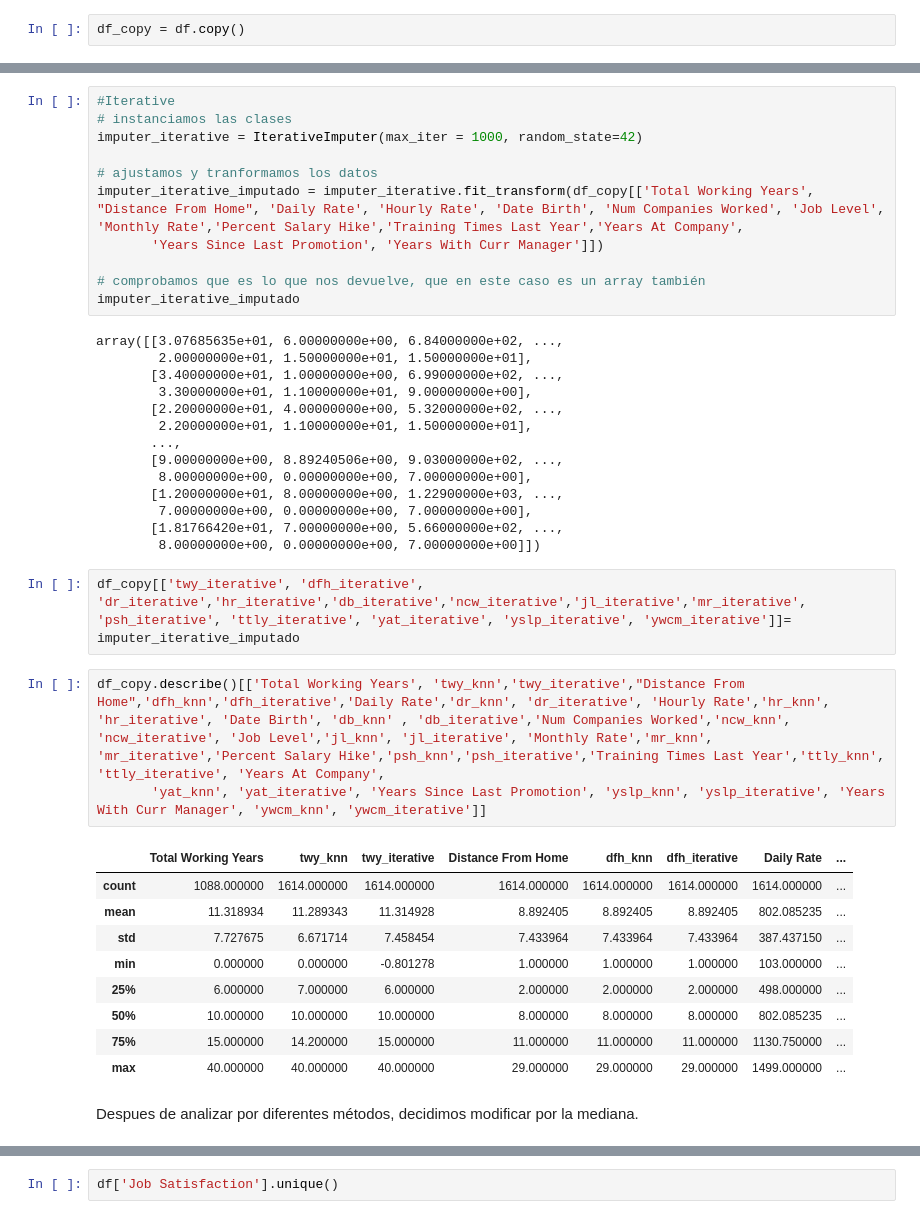
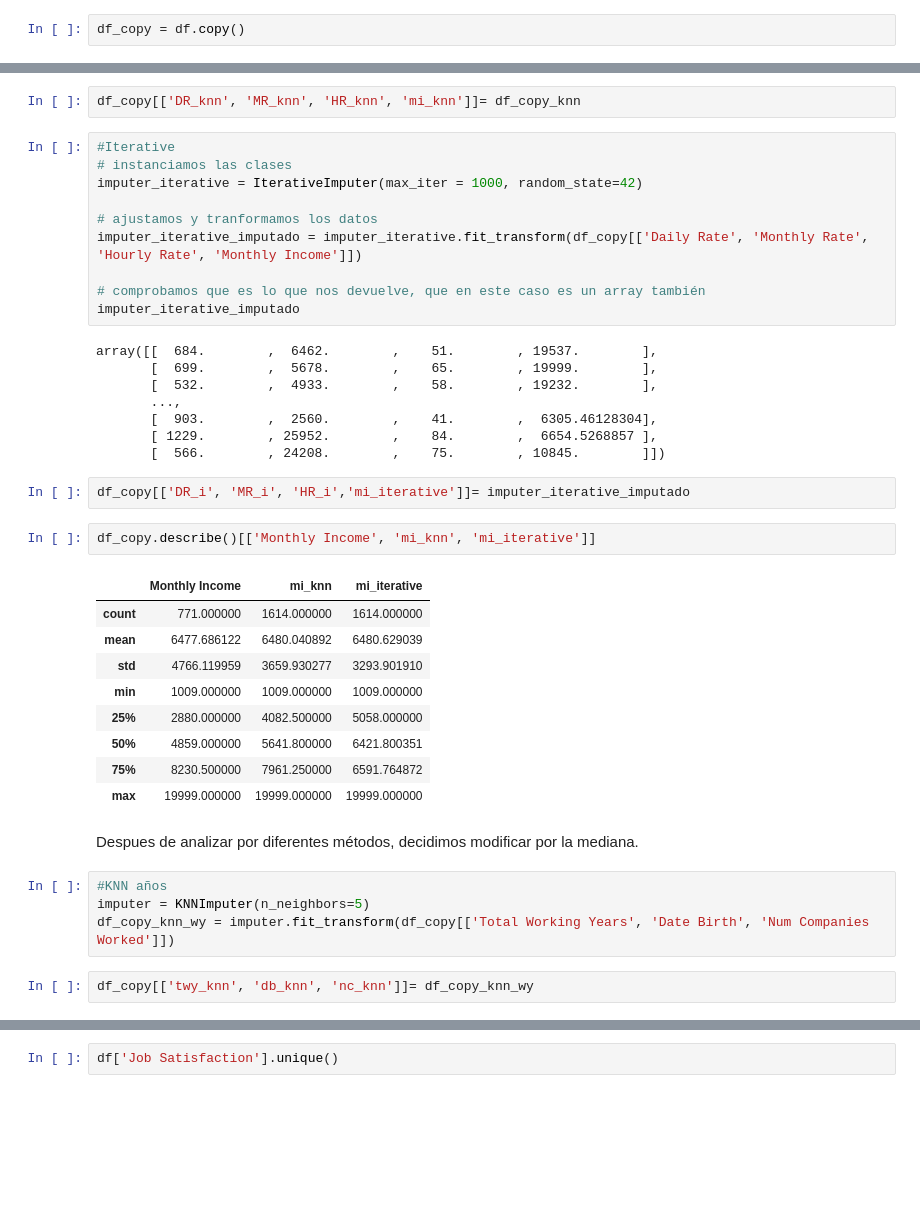
Before and after one commit to Adalab/proyecto-da-F-modulo3-team2, a Jupyter notebook: limpieza_transformacion_reyes.ipynb, the cells around one changed output, grey strips where cells are left out. Drawn from its saved outputs; the diff is of its cells as text; blank space fills up the shorter version.

```diff
--- a/limpieza_transformacion_reyes.ipynb
+++ b/limpieza_transformacion_reyes.ipynb
@@ -631,42 +644,42 @@ df_copy[['twy_knn', 'dfh_knn', 'dr_knn','hr_knn','db_knn','ncw_knn','jl_knn','mr
+# %%
+df_copy[['DR_knn', 'MR_knn', 'HR_knn', 'mi_knn']]= df_copy_knn
 # %%
 #Iterative
 # instanciamos las clases
 imputer_iterative = IterativeImputer(max_iter = 1000, random_state=42)
 
 # ajustamos y tranformamos los datos
-imputer_iterative_imputado = imputer_iterative.fit_transform(df_copy[['Total Working Years', "Distance From Home", 'Daily Rate', 'Hourly Rate', 'Date Birth', 'Num Companies Worked', 'Job Level', 'Monthly Rate','Percent Salary Hike','Training Times Last Year','Years At Company',
-       'Years Since Last Promotion', 'Years With Curr Manager']])
+imputer_iterative_imputado = imputer_iterative.fit_transform(df_copy[['Daily Rate', 'Monthly Rate', 'Hourly Rate', 'Monthly Income']])
 
 # comprobamos que es lo que nos devuelve, que en este caso es un array también
 imputer_iterative_imputado
 # %% [output]
-array([[3.07685635e+01, 6.00000000e+00, 6.84000000e+02, ...,
-        2.00000000e+01, 1.50000000e+01, 1.50000000e+01],
-       [3.40000000e+01, 1.00000000e+00, 6.99000000e+02, ...,
-        3.30000000e+01, 1.10000000e+01, 9.00000000e+00],
-       [2.20000000e+01, 4.00000000e+00, 5.32000000e+02, ...,
-        2.20000000e+01, 1.10000000e+01, 1.50000000e+01],
+array([[  684.        ,  6462.        ,    51.        , 19537.        ],
+       [  699.        ,  5678.        ,    65.        , 19999.        ],
+       [  532.        ,  4933.        ,    58.        , 19232.        ],
        ...,
-       [9.00000000e+00, 8.89240506e+00, 9.03000000e+02, ...,
-        8.00000000e+00, 0.00000000e+00, 7.00000000e+00],
-       [1.20000000e+01, 8.00000000e+00, 1.22900000e+03, ...,
-        7.00000000e+00, 0.00000000e+00, 7.00000000e+00],
-       [1.81766420e+01, 7.00000000e+00, 5.66000000e+02, ...,
-        8.00000000e+00, 0.00000000e+00, 7.00000000e+00]])
+       [  903.        ,  2560.        ,    41.        ,  6305.46128304],
+       [ 1229.        , 25952.        ,    84.        ,  6654.5268857 ],
+       [  566.        , 24208.        ,    75.        , 10845.        ]])
-# %%
-df_copy[['twy_iterative', 'dfh_iterative', 'dr_iterative','hr_iterative','db_iterative','ncw_iterative','jl_iterative','mr_iterative', 'psh_iterative', 'ttly_iterative', 'yat_iterative', 'yslp_iterative', 'ywcm_iterative']]= imputer_iterative_imputado
-# %%
-df_copy.describe()[['Total Working Years', 'twy_knn','twy_iterative',"Distance From Home",'dfh_knn','dfh_iterative','Daily Rate','dr_knn', 'dr_iterative', 'Hourly Rate','hr_knn', 'hr_iterative', 'Date Birth', 'db_knn' , 'db_iterative','Num Companies Worked','ncw_knn', 'ncw_iterative', 'Job Level','jl_knn', 'jl_iterative', 'Monthly Rate','mr_knn', 'mr_iterative','Percent Salary Hike','psh_knn','psh_iterative','Training Times Last Year','ttly_knn', 'ttly_iterative', 'Years At Company',
-       'yat_knn', 'yat_iterative', 'Years Since Last Promotion', 'yslp_knn', 'yslp_iterative', 'Years With Curr Manager', 'ywcm_knn', 'ywcm_iterative']]
-# %% [output]
-|  | Total Working Years | twy_knn | twy_iterative | Distance From Home | dfh_knn | dfh_iterative | Daily Rate | ... |
-| count | 1088.000000 | 1614.000000 | 1614.000000 | 1614.000000 | 1614.000000 | 1614.000000 | 1614.000000 | ... |
-| mean | 11.318934 | 11.289343 | 11.314928 | 8.892405 | 8.892405 | 8.892405 | 802.085235 | ... |
-| std | 7.727675 | 6.671714 | 7.458454 | 7.433964 | 7.433964 | 7.433964 | 387.437150 | ... |
-| min | 0.000000 | 0.000000 | -0.801278 | 1.000000 | 1.000000 | 1.000000 | 103.000000 | ... |
-| 25% | 6.000000 | 7.000000 | 6.000000 | 2.000000 | 2.000000 | 2.000000 | 498.000000 | ... |
-| 50% | 10.000000 | 10.000000 | 10.000000 | 8.000000 | 8.000000 | 8.000000 | 802.085235 | ... |
-| 75% | 15.000000 | 14.200000 | 15.000000 | 11.000000 | 11.000000 | 11.000000 | 1130.750000 | ... |
-| max | 40.000000 | 40.000000 | 40.000000 | 29.000000 | 29.000000 | 29.000000 | 1499.000000 | ... |
+# %%
+df_copy[['DR_i', 'MR_i', 'HR_i','mi_iterative']]= imputer_iterative_imputado
+# %%
+df_copy.describe()[['Monthly Income', 'mi_knn', 'mi_iterative']]
+# %% [output]
+|  | Monthly Income | mi_knn | mi_iterative |
+| count | 771.000000 | 1614.000000 | 1614.000000 |
+| mean | 6477.686122 | 6480.040892 | 6480.629039 |
+| std | 4766.119959 | 3659.930277 | 3293.901910 |
+| min | 1009.000000 | 1009.000000 | 1009.000000 |
+| 25% | 2880.000000 | 4082.500000 | 5058.000000 |
+| 50% | 4859.000000 | 5641.800000 | 6421.800351 |
+| 75% | 8230.500000 | 7961.250000 | 6591.764872 |
+| max | 19999.000000 | 19999.000000 | 19999.000000 |
 # %% [markdown]
 Despues de analizar por diferentes métodos, decidimos modificar por la mediana.
+# %%
+#KNN años
+imputer = KNNImputer(n_neighbors=5)
+df_copy_knn_wy = imputer.fit_transform(df_copy[['Total Working Years', 'Date Birth', 'Num Companies Worked']])
+# %%
+df_copy[['twy_knn', 'db_knn', 'nc_knn']]= df_copy_knn_wy
```
Also changed, not shown: parts of 34 cells of this notebook, 6 other files.
